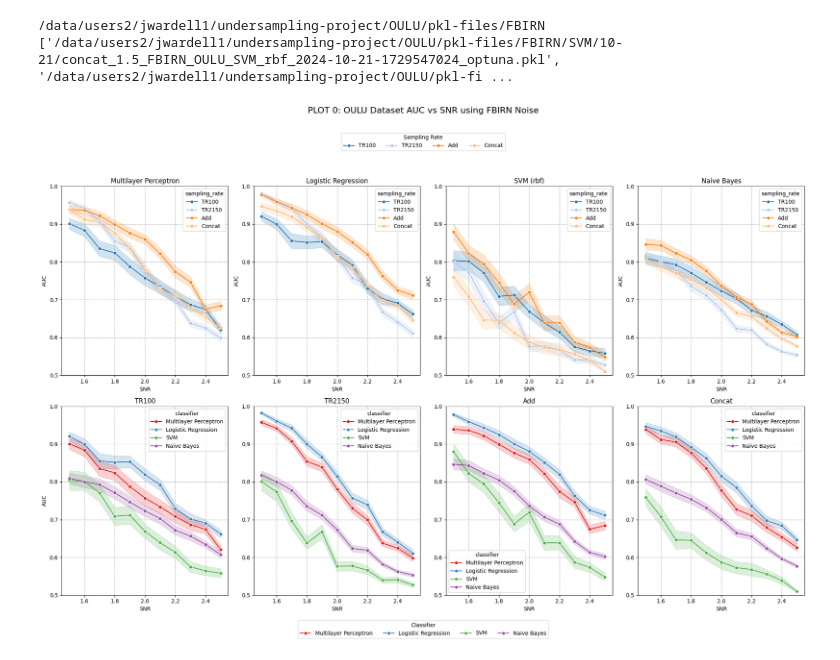
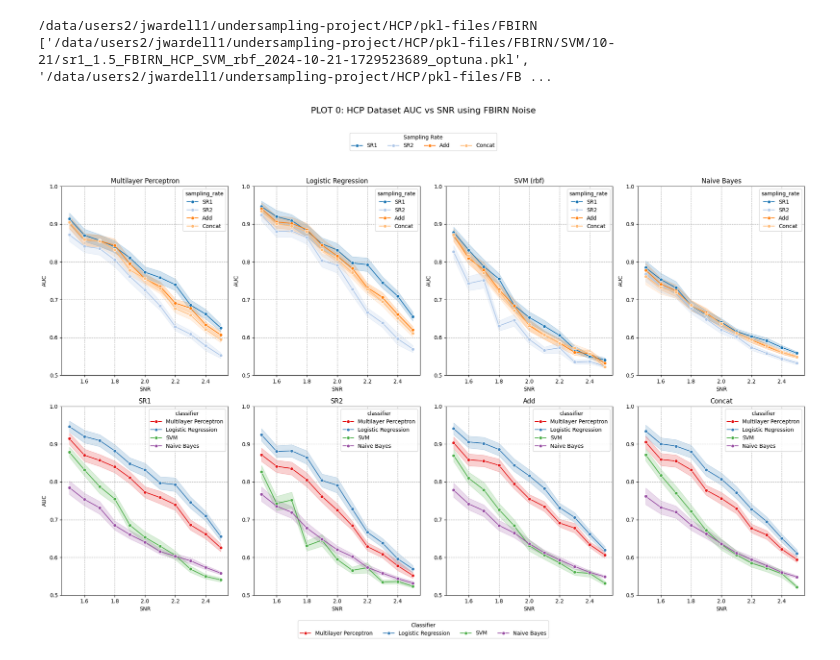
Before and after one commit to neuroneural/undersampling-project, a Jupyter notebook: scripts/plot.ipynb, the cells around one changed output. Drawn from its saved outputs; the diff is of its cells as text; code cells hidden in the pictures.

```diff
--- a/scripts/plot.ipynb
+++ b/scripts/plot.ipynb
@@ -8,7 +8,7 @@ from itertools import combinations
 import numpy as np
 
 
-signal_dataset = 'oulu'
+signal_dataset = 'hcp'
 noise_dataset = 'fbirn'
 
 plot_all = False
@@ -36,7 +36,7 @@ def plot(noise_dataset, signal_dataset, sklearn, kernel_type, plot_no):
 
 
 
-
+    pkl_dir = f'{pkl_dir}/10-30'
 
 
     # Read and concatenate sr1 data
@@ -268,35 +268,35 @@ def plot(noise_dataset, signal_dataset, sklearn, kernel_type, plot_no):
         for ax in ax_row:
             ax.grid(True, which='both', axis='both', linestyle='--')
 
     # Add legends
     handles, labels = axes[0, 0].get_legend_handles_labels()
     fig.legend(handles, labels, loc='upper center', ncol=len(sampling_rates), title='Sampling Rate', bbox_to_anchor=(0.5, 1.05))
 
     handles, labels = axes[1, 0].get_legend_handles_labels()
     fig.legend(handles, labels, loc='lower center', ncol=len(classifiers), title='Classifier', bbox_to_anchor=(0.5, -0.05))
     plt.savefig(f'../results/{signal_dataset}_{noise_dataset}_{kernel_type}.png')
 
     plt.show()
 
 if plot_all:
     plot_no = 0
-    signal_datasets = ['oulu', 'hcp', 'simulation']
-    noise_datasets = ['fbirn', 'cobre', 'var']
+    signal_datasets = ['oulu', 'hcp']#, 'simulation']
+    noise_datasets = ['fbirn', 'cobre']#, 'var']
     kernels = ['rbf']#, 'linear']
 
     for signal_dataset in signal_datasets:
         for noise_dataset in noise_datasets:
             for kernel_type in kernels:
                 try:
                     plot(noise_dataset, signal_dataset, sklearn, kernel_type, plot_no)
                     plot_no += 1
                 except ValueError as e:
                     pass
                     #print(f'error poltting {signal_dataset} {noise_dataset} {kernel_type} sklearn {sklearn}')
 
 else:
     plot(noise_dataset, signal_dataset, sklearn, kernel_type, 0)
 # %% [output]
-/data/users2/jwardell1/undersampling-project/OULU/pkl-files/FBIRN
-['/data/users2/jwardell1/undersampling-project/OULU/pkl-files/FBIRN/SVM/10-21/concat_1.5_FBIRN_OULU_SVM_rbf_2024-10-21-1729547024_optuna.pkl', '/data/users2/jwardell1/undersampling-project/OULU/pkl-fi ...
+/data/users2/jwardell1/undersampling-project/HCP/pkl-files/FBIRN
+['/data/users2/jwardell1/undersampling-project/HCP/pkl-files/FBIRN/SVM/10-21/sr1_1.5_FBIRN_HCP_SVM_rbf_2024-10-21-1729523689_optuna.pkl', '/data/users2/jwardell1/undersampling-project/HCP/pkl-files/FB ...
-[figure, old version]
+[figure, new version]
```
Also changed, not shown: 4 other files.
